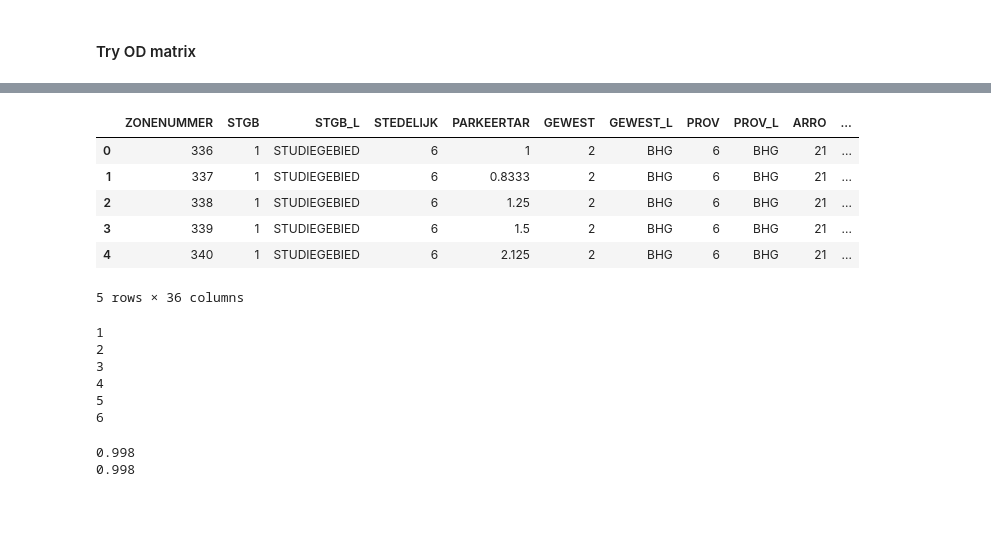
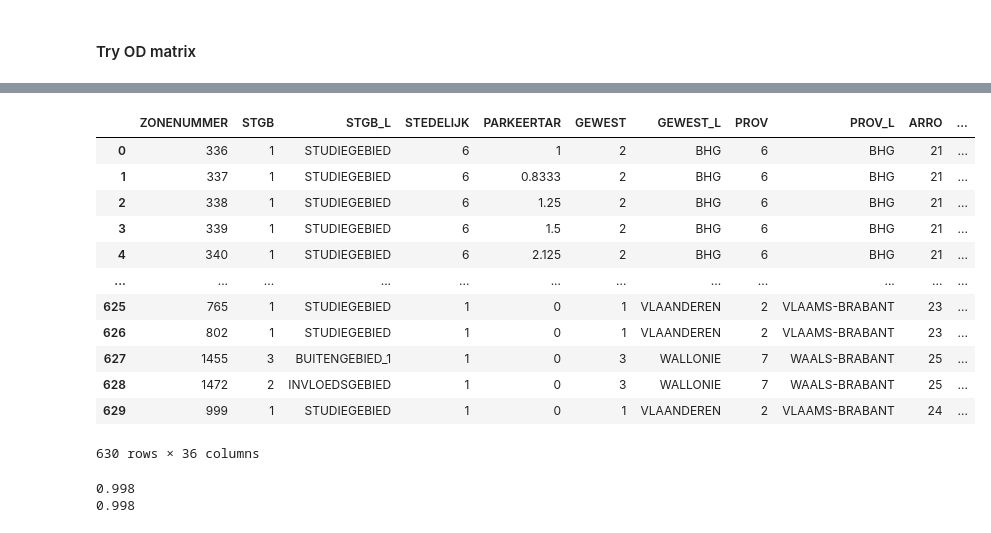
Before and after one commit to karlpolak/IP2, a Jupyter notebook: zoning.ipynb, the cells around one changed output, grey strips where cells are left out. Cells and saved outputs as stored; diff of their text form; code cells hidden in the pictures.

Commit message:
slice column (still wrong output)

```diff
--- a/zoning.ipynb
+++ b/zoning.ipynb
@@ -214,0 +239,3 @@ aggregated_od_matrix = pd.DataFrame(aggregated_od_matrix)
+# %%
+combined_shapefile.loc[3, 'slice'] = 20
+combined_shapefile.head()
@@ -214,0 +250,23 @@ aggregated_od_matrix = pd.DataFrame(aggregated_od_matrix)
+# %%
+# split shapefile into pie slices:
+slice_0 = gpd.read_file(f'QGIS/slices/slice_0.shp')
+slice_1 = gpd.read_file(f'QGIS/slices/slice_1.shp')
+slice_2 = gpd.read_file(f'QGIS/slices/slice_2.shp')
+slice_3 = gpd.read_file(f'QGIS/slices/slice_3.shp')
+slice_4 = gpd.read_file(f'QGIS/slices/slice_4.shp')
+slice_5 = gpd.read_file(f'QGIS/slices/slice_5.shp')
+slice_6 = gpd.read_file(f'QGIS/slices/slice_6.shp')
+slices = [slice_0, slice_1, slice_2, slice_3, slice_4, slice_5, slice_6]
+
+# initialize new column
+combined_shapefile['slice'] = 0
+i = 1
+for slice in slices:
+    print('iteratie ', i)
+    clusters = slice['cluster'].values
+    print(clusters)
+    for cluster in combined_shapefile['cluster']:
+        print(cluster)
+        if cluster in clusters:
+            combined_shapefile.loc[cluster, 'slice'] = i
+    i += 1
@@ -215,34 +291,19 @@ aggregated_od_matrix = pd.DataFrame(aggregated_od_matrix)
 # %%
-combined_shapefile.head()
+combined_shapefile
 # %% [output]
 |  | ZONENUMMER | STGB | STGB_L | STEDELIJK | PARKEERTAR | GEWEST | GEWEST_L | PROV | PROV_L | ARRO | ... |
 | 0 | 336 | 1 | STUDIEGEBIED | 6 | 1 | 2 | BHG | 6 | BHG | 21 | ... |
 | 1 | 337 | 1 | STUDIEGEBIED | 6 | 0.8333 | 2 | BHG | 6 | BHG | 21 | ... |
 | 2 | 338 | 1 | STUDIEGEBIED | 6 | 1.25 | 2 | BHG | 6 | BHG | 21 | ... |
 | 3 | 339 | 1 | STUDIEGEBIED | 6 | 1.5 | 2 | BHG | 6 | BHG | 21 | ... |
 | 4 | 340 | 1 | STUDIEGEBIED | 6 | 2.125 | 2 | BHG | 6 | BHG | 21 | ... |
+| ... | ... | ... | ... | ... | ... | ... | ... | ... | ... | ... | ... |
+| 625 | 765 | 1 | STUDIEGEBIED | 1 | 0 | 1 | VLAANDEREN | 2 | VLAAMS-BRABANT | 23 | ... |
+| 626 | 802 | 1 | STUDIEGEBIED | 1 | 0 | 1 | VLAANDEREN | 2 | VLAAMS-BRABANT | 23 | ... |
+| 627 | 1455 | 3 | BUITENGEBIED_1 | 1 | 0 | 3 | WALLONIE | 7 | WAALS-BRABANT | 25 | ... |
+| 628 | 1472 | 2 | INVLOEDSGEBIED | 1 | 0 | 3 | WALLONIE | 7 | WAALS-BRABANT | 25 | ... |
+| 629 | 999 | 1 | STUDIEGEBIED | 1 | 0 | 1 | VLAANDEREN | 2 | VLAAMS-BRABANT | 24 | ... |
-5 rows × 36 columns
+630 rows × 36 columns
-# %%
-# split shapefile into pie slices:
-slice_0 = gpd.read_file(f'QGIS/pies/slices/slice_0.shp')
-slice_1 = gpd.read_file(f'QGIS/pies/slices/slice_1.shp')
-slice_2 = gpd.read_file(f'QGIS/pies/slices/slice_2.shp')
-slice_3 = gpd.read_file(f'QGIS/pies/slices/slice_3.shp')
-slice_4 = gpd.read_file(f'QGIS/pies/slices/slice_4.shp')
-slice_5 = gpd.read_file(f'QGIS/pies/slices/slice_5.shp')
-slice_6 = gpd.read_file(f'QGIS/pies/slices/slice_6.shp')
-
-# initialize new column
-combined_shapefile['slice'] = 0
-for i in range(1,7):
-    print(i)
-# %% [output]
-1
-2
-3
-4
-5
-6
 # %%
 # Save new centroids to shapefile
 combined_shapefile.to_file(f'QGIS/{city}_40_10_aggr_comb.shp')
```
Also changed, not shown: parts of 5 cells of this notebook, 8 other files.
